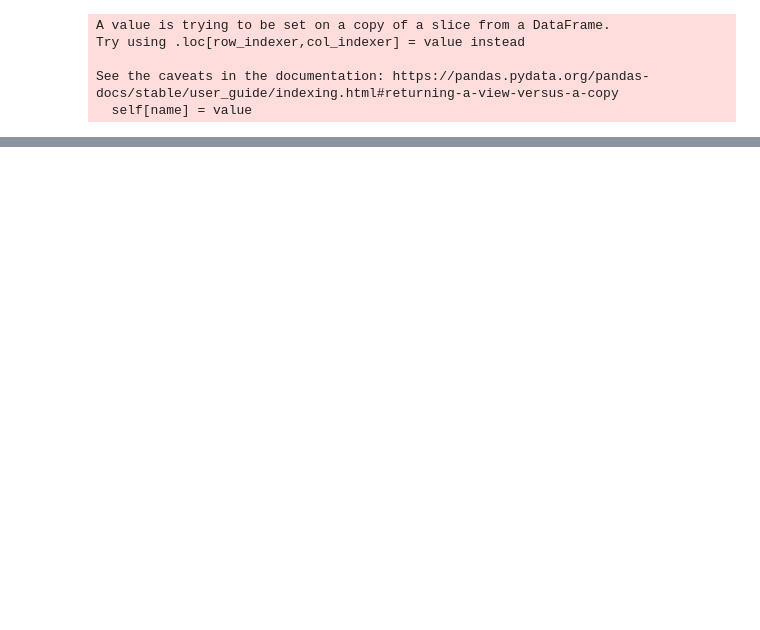
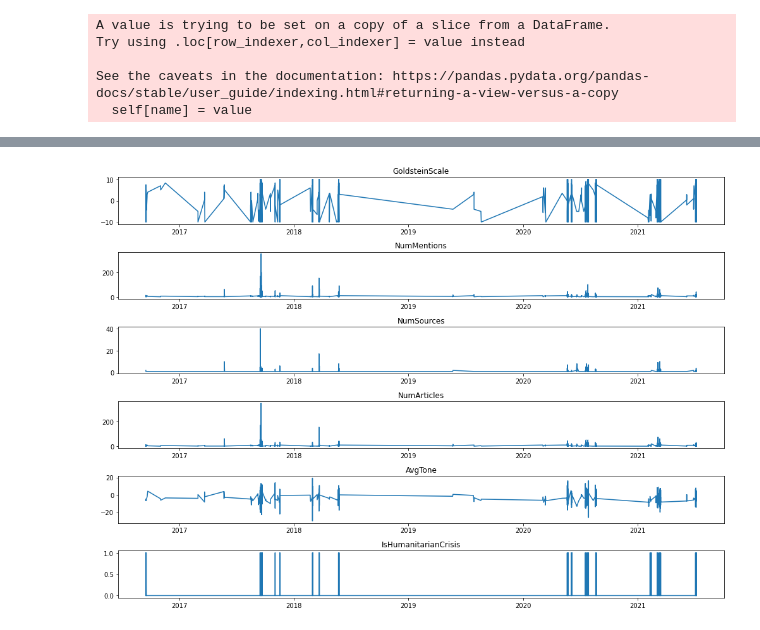
Before and after one commit to MekdiYilma/HumanitarianCrisisPrediction, a Jupyter notebook: notebooks/EDA_crisis_prediction.ipynb, the cells around one changed output, grey strips where cells are left out. Saved outputs shown, nothing was run; the diff lists cells and outputs as text; code cells hidden in the pictures; blank space fills up the shorter version.

```diff
--- a/notebooks/EDA_crisis_prediction.ipynb
+++ b/notebooks/EDA_crisis_prediction.ipynb
@@ -157,0 +176,4 @@ NameError: ignored
+# %%
+yemen_ts = yemen.set_index('SQLDATE')
+yemen_ts = yemen_ts.sort_index(axis = 0)
+yemen_ts[yemen_ts.index > '2016-09-15']
@@ -157,0 +195,10 @@ NameError: ignored
+# %%
+Num_features = ['GoldsteinScale', 'NumMentions', 'NumSources', 'NumArticles', 'AvgTone', 'IsHumanitarianCrisis']
+
+fig, ax = plt.subplots(len(Num_features), figsize=(14, 10), tight_layout=True)
+
+for idx, col in enumerate(Num_features):
+    ax[idx].plot(yemen_ts[yemen_ts.index > '2016-09-15'].index, yemen_ts[yemen_ts.index > '2016-09-15'][col])
+    ax[idx].set_title(col);
+# %% [output]
+[figure, added]
```
Also changed, not shown: parts of 19 cells of this notebook, 3 other files.
